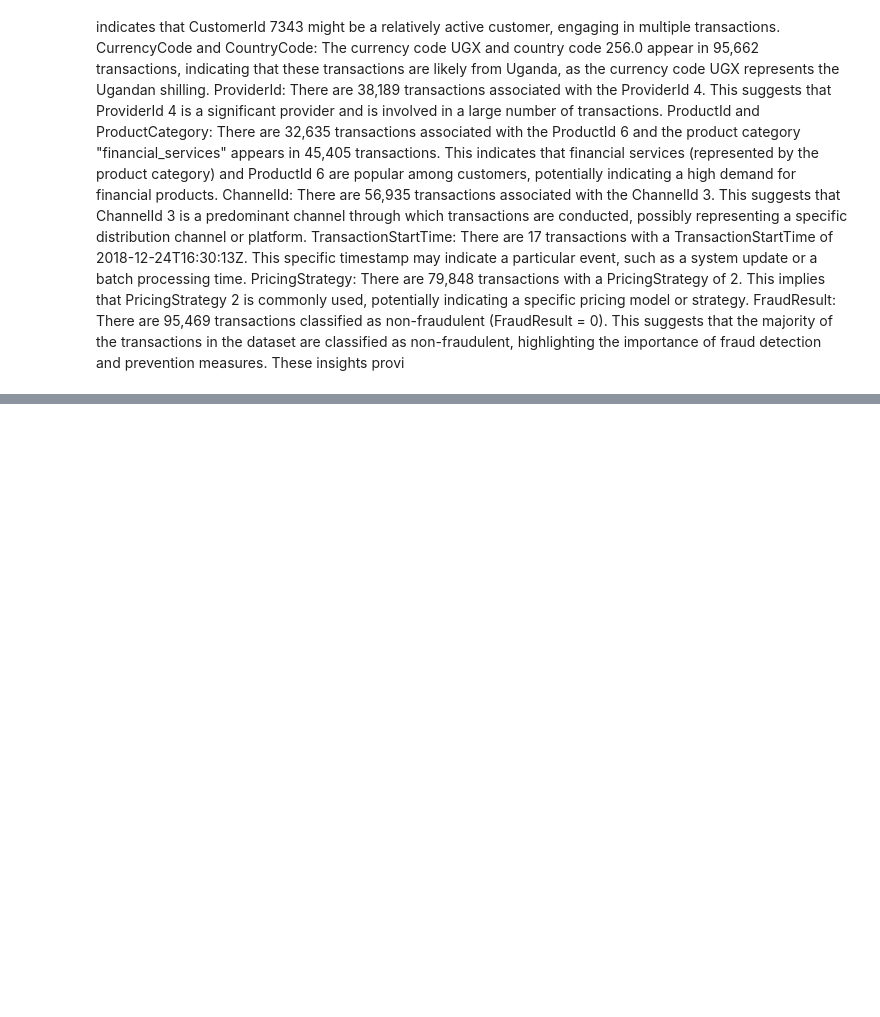
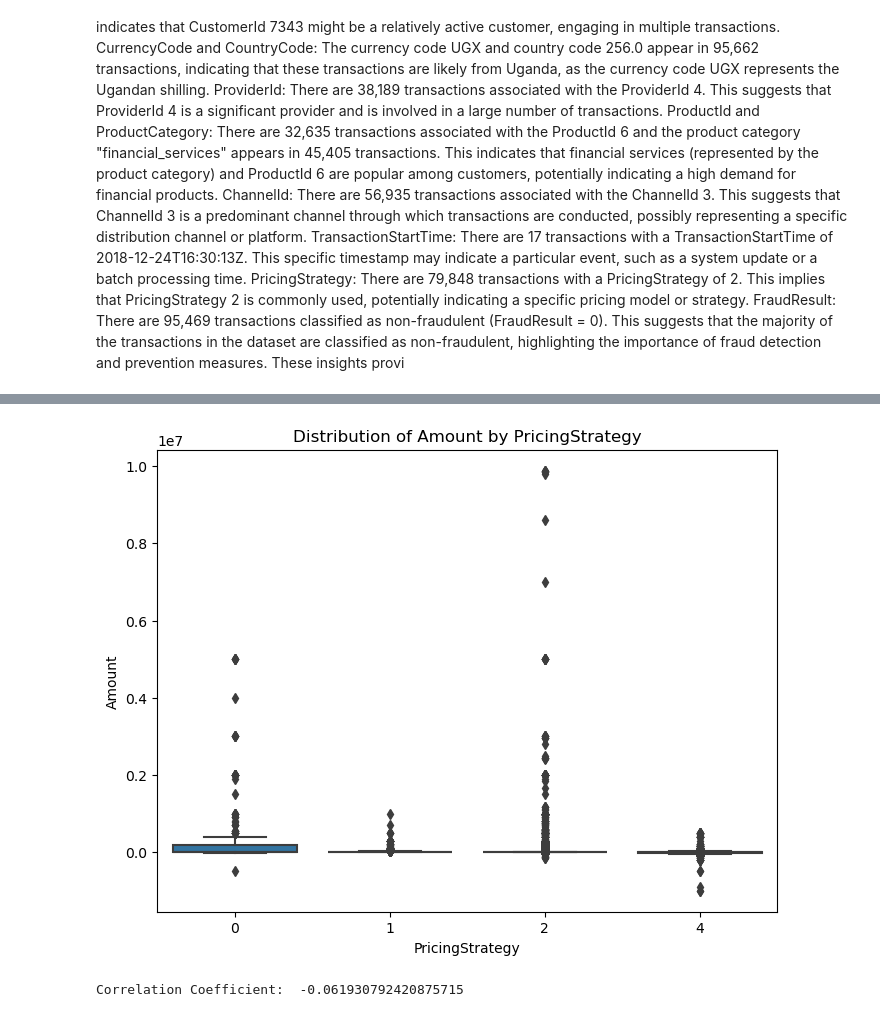
Before and after one commit to jodahe1/Bati-Bank, a Jupyter notebook: e.ipynb, the cells around one changed output, grey strips where cells are left out. Cells and saved outputs as stored; diff of their text form; code cells hidden in the pictures; blank space fills up the shorter version.

```diff
--- a/e.ipynb
+++ b/e.ipynb
@@ -100,0 +217,24 @@ These insights provi
+# %%
+# Select the numerical columns
+numerical_columns = ['Amount', 'PricingStrategy']
+
+# Calculate the correlation coefficient
+correlation_coefficient = df[numerical_columns].corr().iloc[0, 1]
+
+# Select the numerical feature and categorical feature
+numerical_feature = 'Amount'
+categorical_feature = 'PricingStrategy'
+
+# Create a box plot
+plt.figure(figsize=(8, 6))
+sns.boxplot(data=df, x=categorical_feature, y=numerical_feature)
+plt.xlabel(categorical_feature)
+plt.ylabel(numerical_feature)
+plt.title('Distribution of ' + numerical_feature + ' by ' + categorical_feature)
+plt.show()
+
+# Print the correlation coefficient
+print("Correlation Coefficient: ", correlation_coefficient)
+# %% [output]
+[figure, added]
+Correlation Coefficient:  -0.061930792420875715
```
Also changed, not shown: parts of 15 cells of this notebook.
